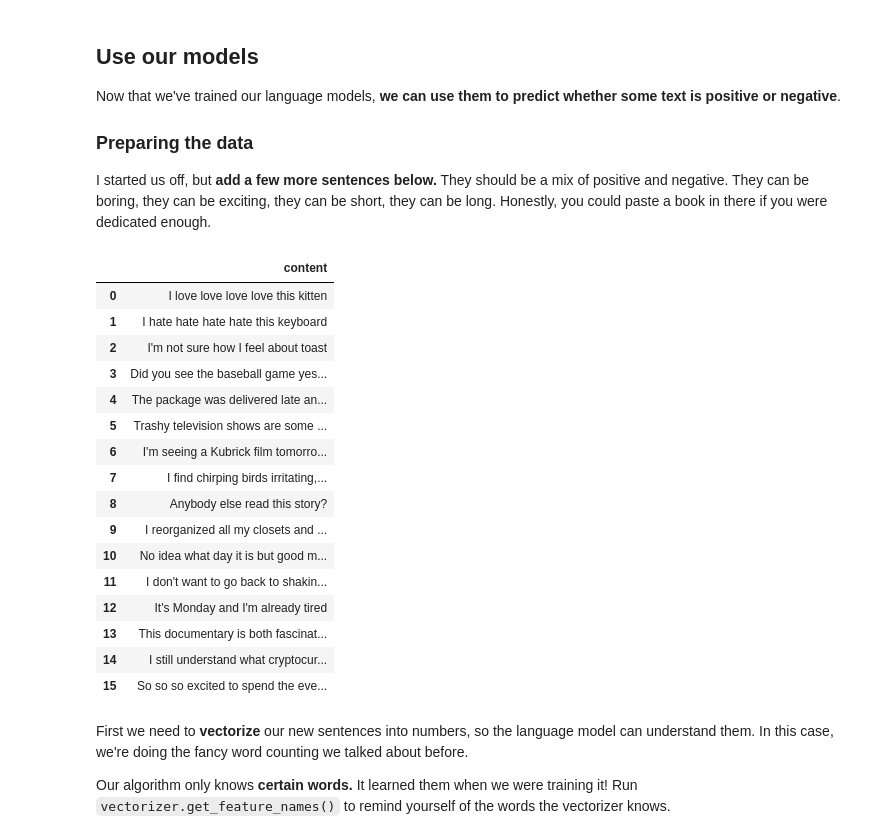
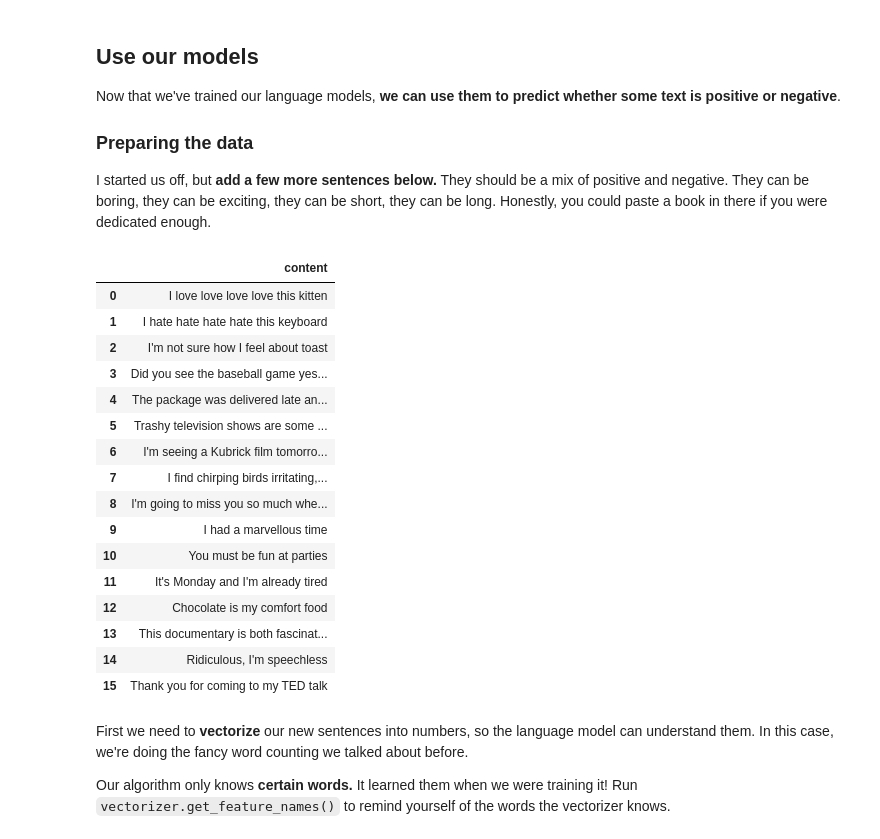
Before and after one commit to nisha5hetty/09-homework, a Jupyter notebook: 02 - Designing your own sentiment analysis tool.ipynb, the cells around one changed output. Cells and saved outputs as stored; diff of their text form; code cells hidden in the pictures.

```diff
--- a/02 - Designing your own sentiment analysis tool.ipynb
+++ b/02 - Designing your own sentiment analysis tool.ipynb
@@ -232,42 +232,42 @@ I started us off, but **add a few more sentences below.** They should be a mix o
 # %%
 # Create some test data
 unknown = pd.DataFrame({'content': [
     "I love love love love this kitten",
     "I hate hate hate hate this keyboard",
     "I'm not sure how I feel about toast",
     "Did you see the baseball game yesterday?",
     "The package was delivered late and the contents were broken",
     "Trashy television shows are some of my favorites",
     "I'm seeing a Kubrick film tomorrow, I hear not so great things about it.",
     "I find chirping birds irritating, but I know I'm not the only one",
-    "Anybody else read this story?",
-    "I reorganized all my closets and drawers.",
-    "No idea what day it is but good morning",
-    "I don't want to go back to shaking hands.",
+    "I'm going to miss you so much when you're gone",
+    "I had a marvellous time",
+    "You must be fun at parties",
     "It's Monday and I'm already tired",
+    "Chocolate is my comfort food",
     "This documentary is both fascinating and creepy.",
-    "I still understand what cryptocurrency is",
-    "So so so excited to spend the evening with my bestie"
+    "Ridiculous, I'm speechless",
+    "Thank you for coming to my TED talk"
 ]})
 unknown
 # %% [output]
 |  | content |
 | 0 | I love love love love this kitten |
 | 1 | I hate hate hate hate this keyboard |
 | 2 | I'm not sure how I feel about toast |
 | 3 | Did you see the baseball game yes... |
 | 4 | The package was delivered late an... |
 | 5 | Trashy television shows are some ... |
 | 6 | I'm seeing a Kubrick film tomorro... |
 | 7 | I find chirping birds irritating,... |
-| 8 | Anybody else read this story? |
-| 9 | I reorganized all my closets and ... |
-| 10 | No idea what day it is but good m... |
-| 11 | I don't want to go back to shakin... |
-| 12 | It's Monday and I'm already tired |
+| 8 | I'm going to miss you so much whe... |
+| 9 | I had a marvellous time |
+| 10 | You must be fun at parties |
+| 11 | It's Monday and I'm already tired |
+| 12 | Chocolate is my comfort food |
 | 13 | This documentary is both fascinat... |
-| 14 | I still understand what cryptocur... |
-| 15 | So so so excited to spend the eve... |
+| 14 | Ridiculous, I'm speechless |
+| 15 | Thank you for coming to my TED talk |
 # %% [markdown]
 First we need to **vectorize** our new sentences into numbers, so the language model can understand them. In this case, we're doing the fancy word counting we talked about before.
 
```
Also changed, not shown: parts of 37 cells of this notebook.
